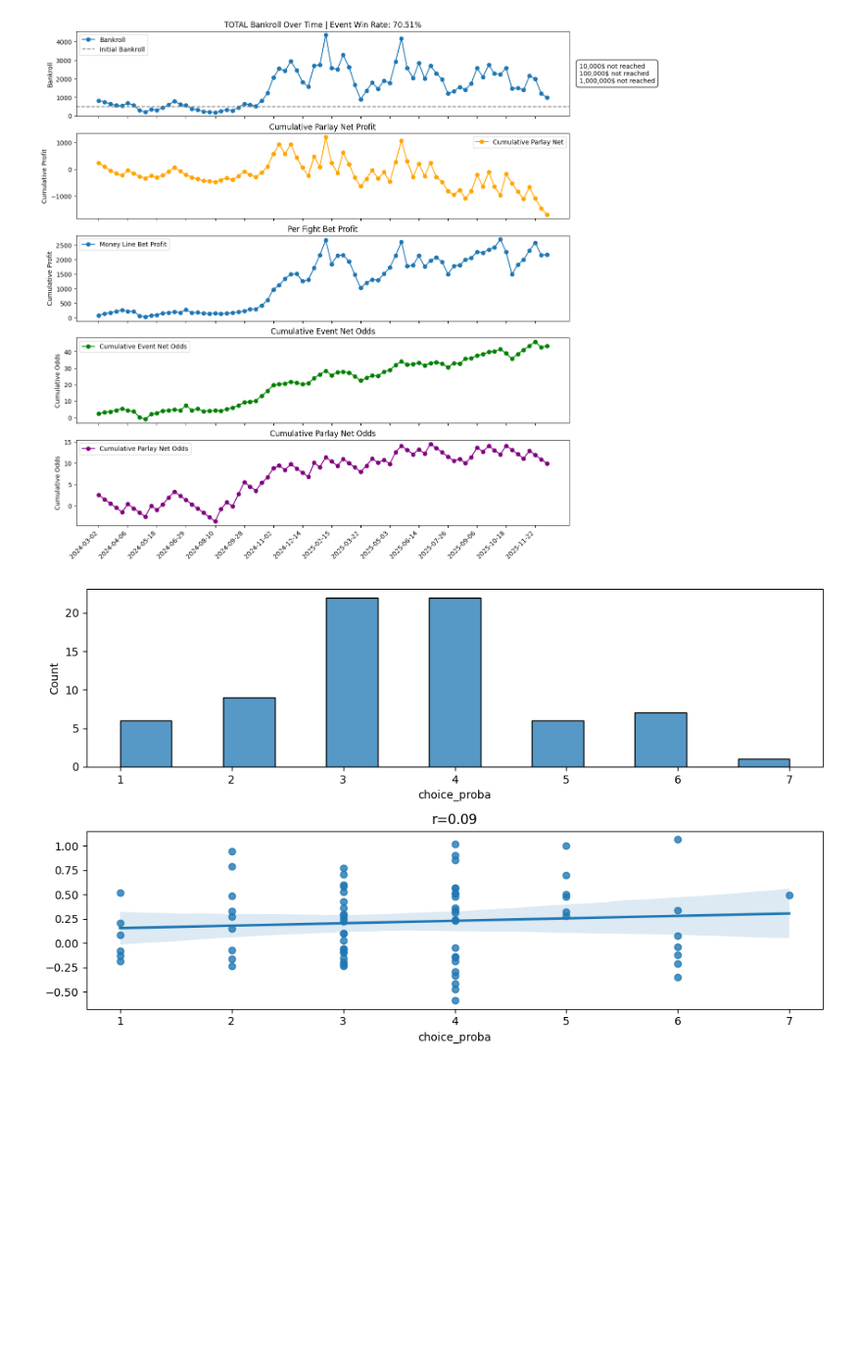
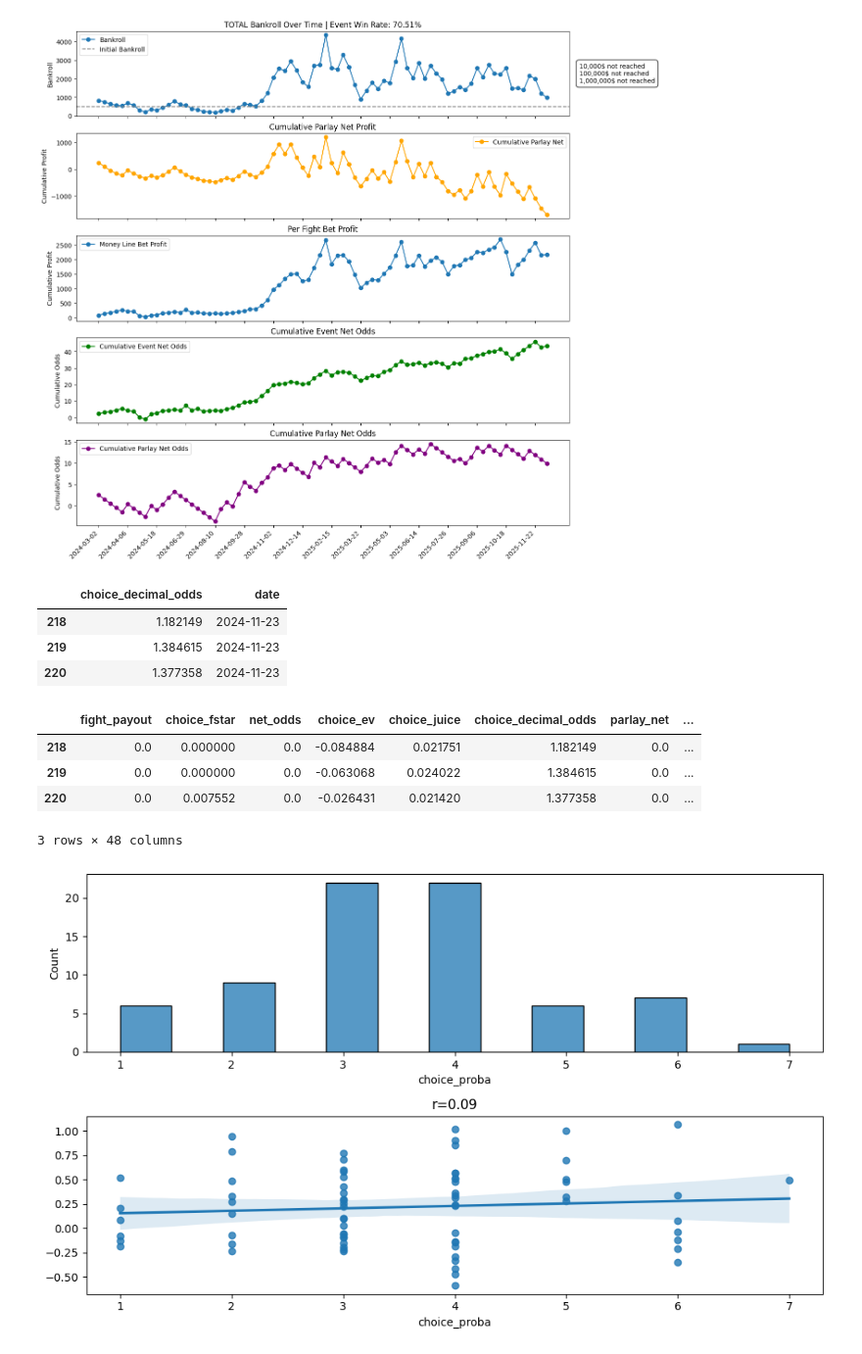
Before and after one commit to jcmarkowicz/sports_betting, a Jupyter notebook: BettingStrategy/KellyStrategy/betting_backtest/kelly_sim.ipynb, the cells around one changed output. Shown at 98% size. Saved outputs shown, nothing was run; the diff lists cells and outputs as text; code cells hidden in the pictures; blank space fills up the shorter version.

```diff
--- a/BettingStrategy/KellyStrategy/betting_backtest/kelly_sim.ipynb
+++ b/BettingStrategy/KellyStrategy/betting_backtest/kelly_sim.ipynb
@@ -125,6 +125,21 @@ df_kelly = pd.read_csv(r'C:\Users\jcmar\my_files\SportsBetting\data\kelly_result
 df_parlay = pd.read_csv(r'C:\Users\jcmar\my_files\SportsBetting\streamlit\data\parlay_open.csv')
 # %%
 import matplotlib.pyplot as plt
+# %%
+df_kelly[df_kelly['vegas_acc_choice'].isna()][['choice_decimal_odds', 'date']]
+# %% [output]
+|  | choice_decimal_odds | date |
+| 218 | 1.182149 | 2024-11-23 |
+| 219 | 1.384615 | 2024-11-23 |
+| 220 | 1.377358 | 2024-11-23 |
+# %%
+df_kelly[df_kelly['date']=='2024-11-23']
+# %% [output]
+|  | fight_payout | choice_fstar | net_odds | choice_ev | choice_juice | choice_decimal_odds | parlay_net | ... |
+| 218 | 0.0 | 0.000000 | 0.0 | -0.084884 | 0.021751 | 1.182149 | 0.0 | ... |
+| 219 | 0.0 | 0.000000 | 0.0 | -0.063068 | 0.024022 | 1.384615 | 0.0 | ... |
+| 220 | 0.0 | 0.007552 | 0.0 | -0.026431 | 0.021420 | 1.377358 | 0.0 | ... |
+3 rows × 48 columns
 # %%
 pmf_plot(df_kelly)
 # %% [output]
```
Also changed, not shown: parts of 1 cell of this notebook, 28 other files.
